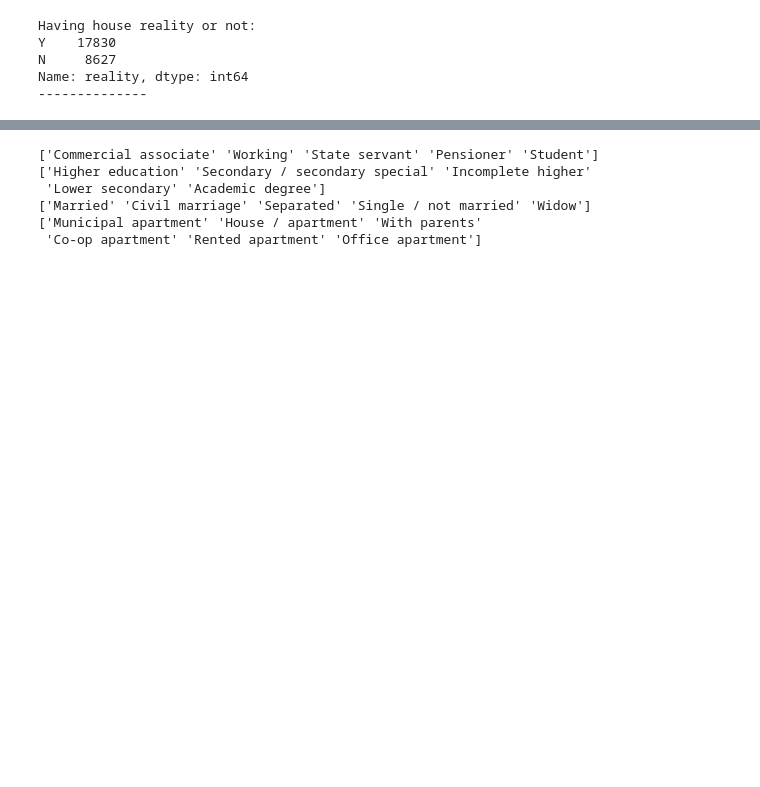
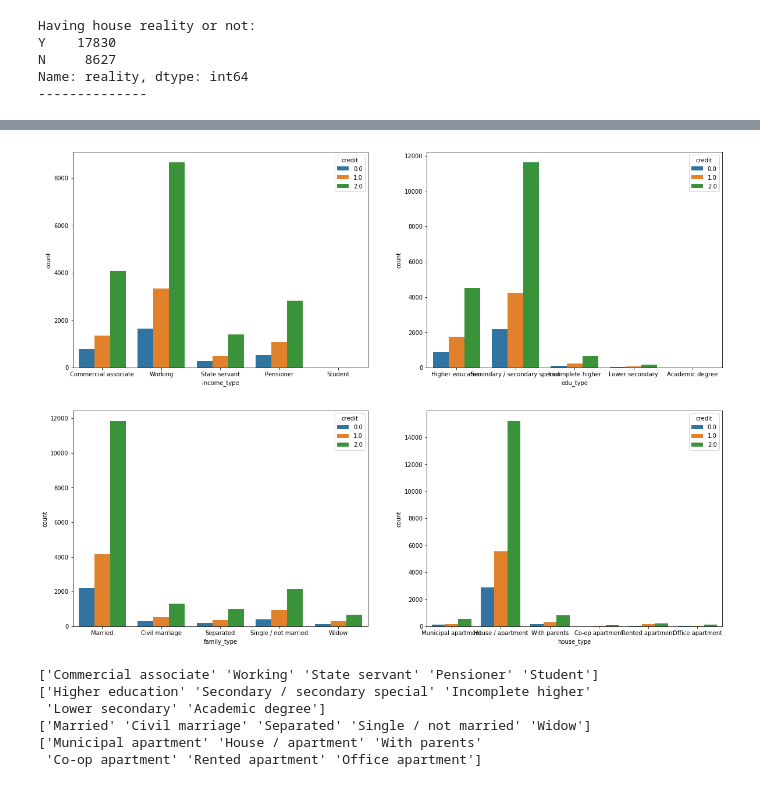
Before and after one commit to Ah-Hyeon0829/CreditGrade1, a Jupyter notebook: credit_card.ipynb, the cells around one changed output, grey strips where cells are left out. Saved outputs shown, nothing was run; the diff lists cells and outputs as text; code cells hidden in the pictures; blank space fills up the shorter version.

```diff
--- a/credit_card.ipynb
+++ b/credit_card.ipynb
@@ -673,3 +921,14 @@ for i in train[['income_type','edu_type','family_type','house_type']]:
+# %%
+figure,((ax1,ax2),(ax3,ax4))=plt.subplots(nrows=2,ncols=2)
+figure.set_size_inches(20,15)
+sns.countplot(data=df_train, x="income_type", hue='credit', ax=ax1)
+sns.countplot(data=df_train, x="edu_type", hue='credit',ax=ax2)
+sns.countplot(data=df_train, x="family_type",hue='credit', ax=ax3)
+sns.countplot(data=df_train, x="house_type",hue='credit', ax=ax4)
+plt.show()
+#회사원,중&고등학생,혼인,아파트에 사는 사람들이 신용도가 낮은 편이다.
+# %% [output]
+[figure, added]
 # %%
 print(df_train['income_type'].unique())
 print(df_train['edu_type'].unique())
```
Also changed, not shown: parts of 76 cells of this notebook.
